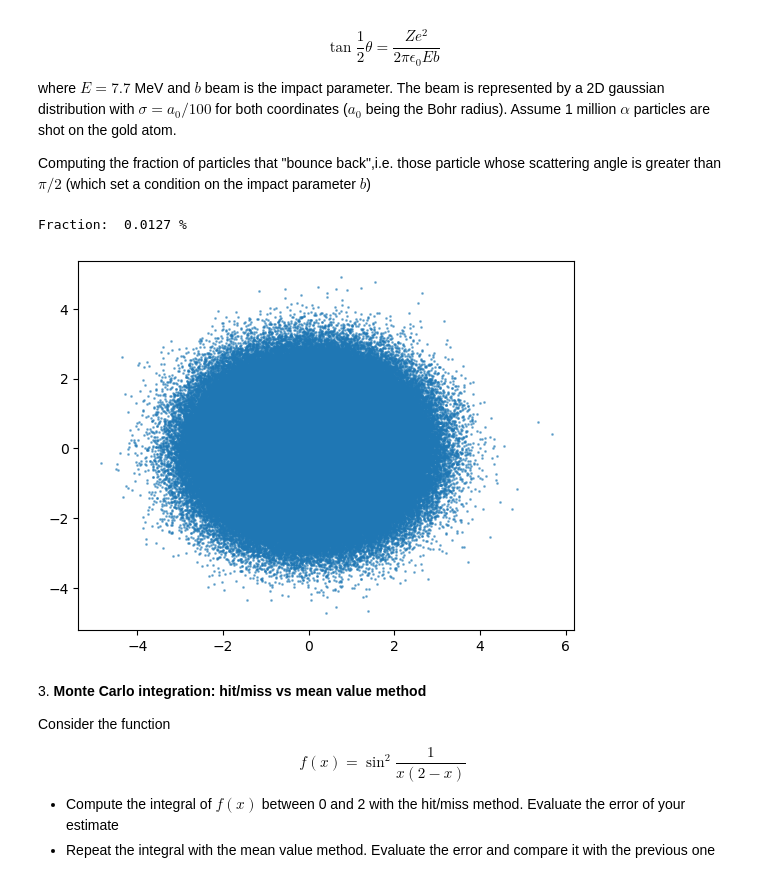
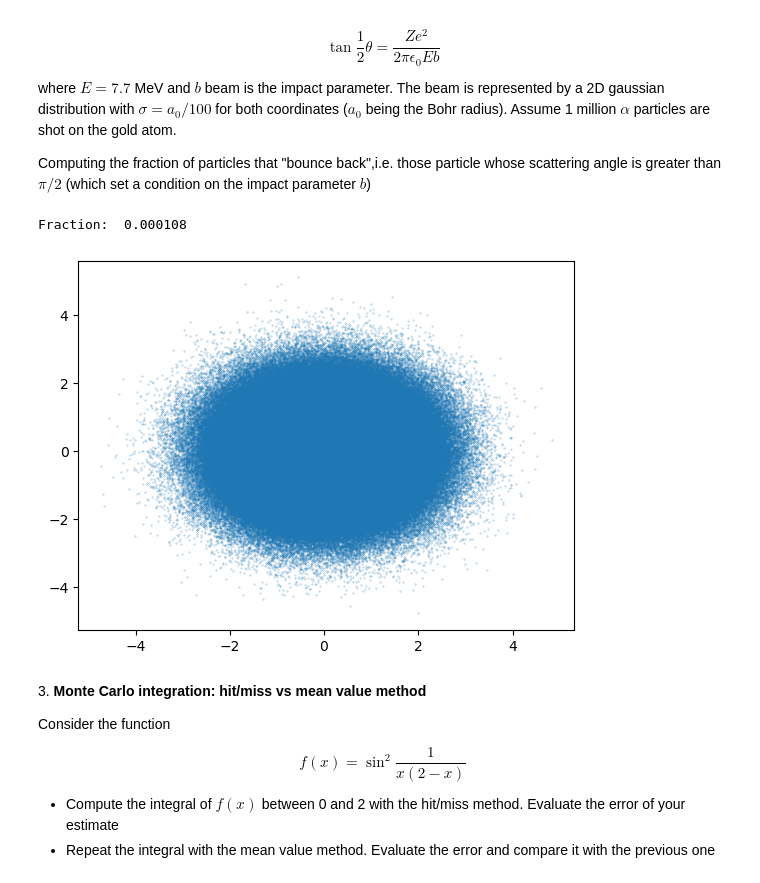
Before and after one commit to andrealorenzetto/LaboratoryOfComputationalPhysics_Y8, a Jupyter notebook: 10ex_MonteCarlo.ipynb, the cells around one changed output. Saved outputs shown, nothing was run; the diff lists cells and outputs as text; code cells hidden in the pictures.

```diff
--- a/10ex_MonteCarlo.ipynb
+++ b/10ex_MonteCarlo.ipynb
@@ -58,23 +60,23 @@ Computing the fraction of particles that "bounce back",i.e. those particle whose
 # %%
 import numpy as np
 import matplotlib.pyplot as plt
 import numpy.random as npr
 
 param = 1.484255845e-2
 N = 1000000
 theta = 2*np.pi*npr.random(N)
 r=np.sqrt(-2*np.log(npr.random(N)))
 x = r*np.cos(theta)
 y = r*np.sin(theta)
 # print(x.std())
 # print(y.std())
-plt.scatter(x,y,s=1,alpha=0.5)
+plt.scatter(x,y,s=0.1,alpha=0.5)
 mask = r < param
-print("Fraction: ", 100*len(r[mask])/len(r), "%")
+print("Fraction: ", len(r[mask])/len(r))
 plt.show()
 # %% [output]
-Fraction:  0.0127 %
+Fraction:  0.000108
-[figure, old version]
+[figure, new version]
 # %% [markdown]
 3\. **Monte Carlo integration: hit/miss vs mean value method**
 
```
Also changed, not shown: parts of 4 cells of this notebook, 5 other files.
